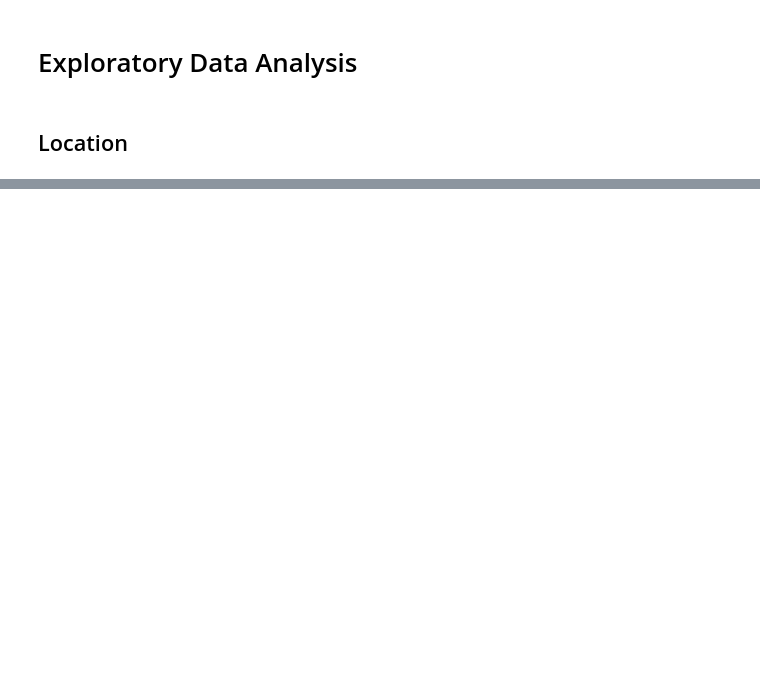
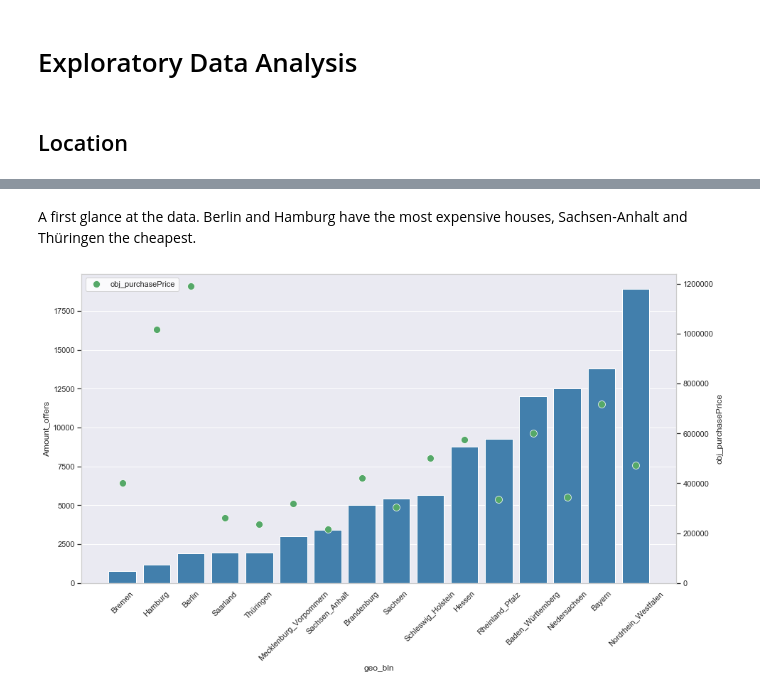
Before and after one commit to arnimpdm/Immoscout-scraper-analysis-and-other-magic, a Jupyter notebook: Analysis and Predicition - Immowelt data.ipynb, the cells around one changed output, grey strips where cells are left out. Cells and saved outputs as stored; diff of their text form; code cells hidden in the pictures; blank space fills up the shorter version.

```diff
--- a/Analysis and Predicition - Immowelt data.ipynb
+++ b/Analysis and Predicition - Immowelt data.ipynb
@@ -275,0 +322,15 @@ df_full['price_per_m²_property'] = df_full['price_per_m²_property'].replace(np
+# %%
+df_full.obj_ExclusiveExpose = df_full.obj_ExclusiveExpose.astype(str)
+df_full.obj_telekomDownloadSpeed = df_full.obj_telekomDownloadSpeed.str.replace(" MBit/s","").astype(float)
+df_full.obj_telekomHybridDownloadSpeed = df_full.obj_telekomHybridDownloadSpeed.str.replace(" MBit/s","").astype(float)
+df_full.obj_telekomHybridUploadSpeed = df_full.obj_telekomHybridUploadSpeed.str.replace(" MBit/s","").astype(float)
+df_full.obj_telekomUploadSpeed = df_full.obj_telekomUploadSpeed.str.replace(" MBit/s","").str.replace(",",".").astype(float)
+df_full.obj_telekomInternet = df_full.obj_telekomInternet.str.replace(" MBit/s","").str.replace(" kBit/s","")
+df_full.obj_telekomInternet = df_full.obj_telekomInternet.astype(float)
+df_full.obj_telekomHdTelephone = (df_full.obj_telekomHdTelephone*1).fillna(0)
+df_full.obj_telekomInternetProductAvailable = (df_full.obj_telekomInternetProductAvailable*1).fillna(0)
+# %%
+df_full.drop(columns =["plz_x"], inplace = True)
+df_full.drop(columns =["plz_y"], inplace = True)
+# %%
+df_full['obj_firingTypes'] = df_full['obj_firingTypes'].str.split(":", n = 1, expand = True)[0]
@@ -449,0 +363,8 @@ grouped.head(10)
+# %%
+grouped = df_full.groupby('geo_bln').mean()
+grouped = grouped[['obj_purchasePrice','obj_livingSpace','obj_lotArea','obj_noParkSpaces','obj_noRooms','obj_numberOfFloors','obj_picturecount','obj_pricetrendrent','obj_thermalChar','obj_usableArea','obj_lastRefurbish','obj_yearConstructed','word_count','word_count_upper','beschreibung_length','price_per_m²_living','price_per_m²_property','obj_telekomDownloadSpeed','bev_pro_km2']]
+grouped_count = df_full.groupby('geo_bln').count().reset_index()
+grouped = pd.merge(grouped, grouped_count[['geo_bln','URL']], left_on='geo_bln', right_on='geo_bln')
+grouped.rename( columns={'URL':'Amount_offers'}, inplace=True )
+grouped = grouped.sort_values('Amount_offers', ascending=False).reset_index(drop="True")
+grouped
@@ -449,0 +390,19 @@ grouped.head(10)
+# %% [markdown]
+A first glance at the data. Berlin and Hamburg have the most expensive houses, Sachsen-Anhalt and Thüringen the cheapest.
+# %%
+sns.set(font_scale = 2)
+sns.set_context("talk")
+sns.set(rc={"lines.linewidth": 0, 'lines.markersize': 10})
+plt.figure(figsize=(15,8))
+plt.xticks(rotation=45)
+sns.set_style("whitegrid", {'axes.grid' : False})
+grouped = grouped.sort_values('Amount_offers')
+ax= sns.barplot(x = 'geo_bln', y = 'Amount_offers',  label='Amount_offers', data=grouped, color = "#3182bd", ci=None)
+ax2 = ax.twinx()
+sns.lineplot(x = 'geo_bln', y = 'obj_purchasePrice', marker="o",  label='obj_purchasePrice', data=grouped, sort=False, color = "g",  ci=None)
+ax.set(ylim=(0))
+ax2.set(ylim=(0))
+plt.legend(loc='upper left')
+plt.show()
+# %% [output]
+[figure, added]
```
Also changed, not shown: parts of 154 cells of this notebook.
